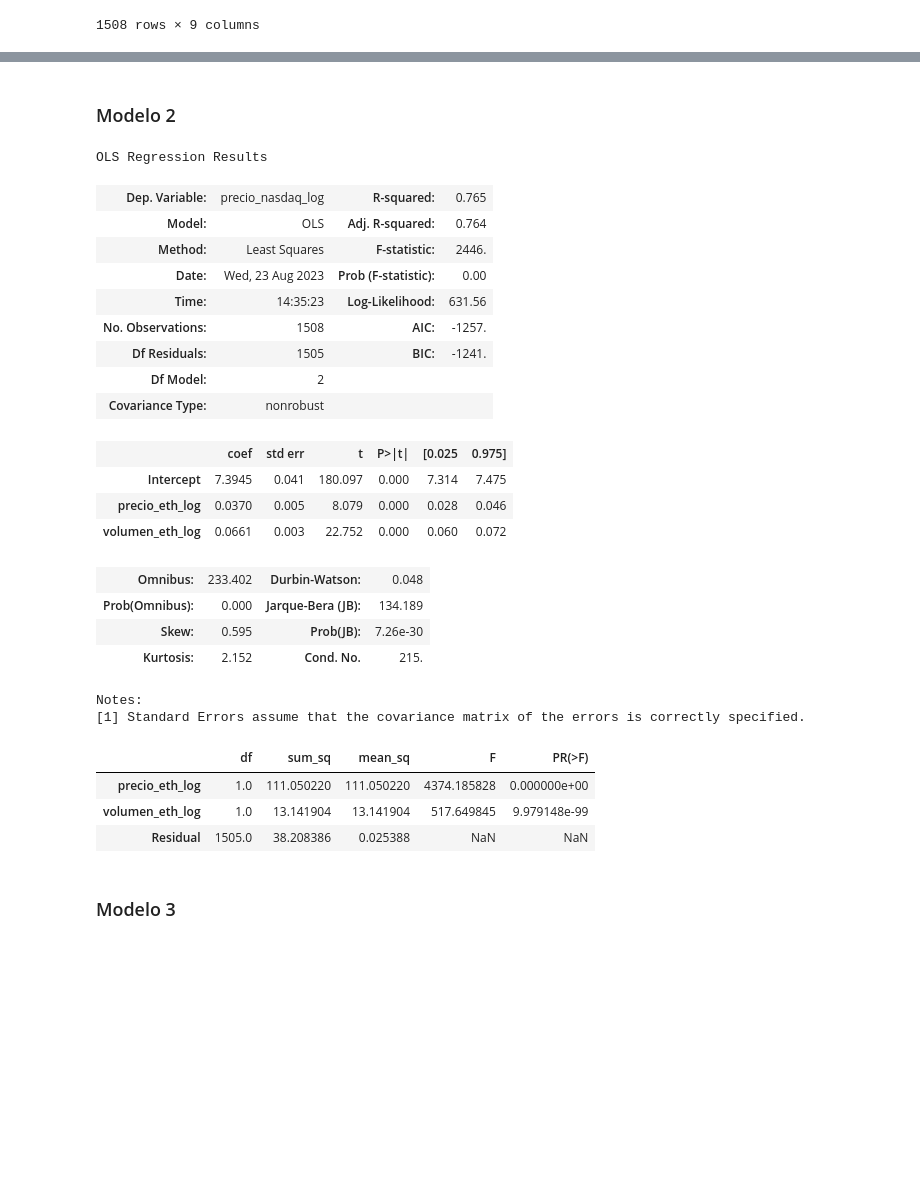
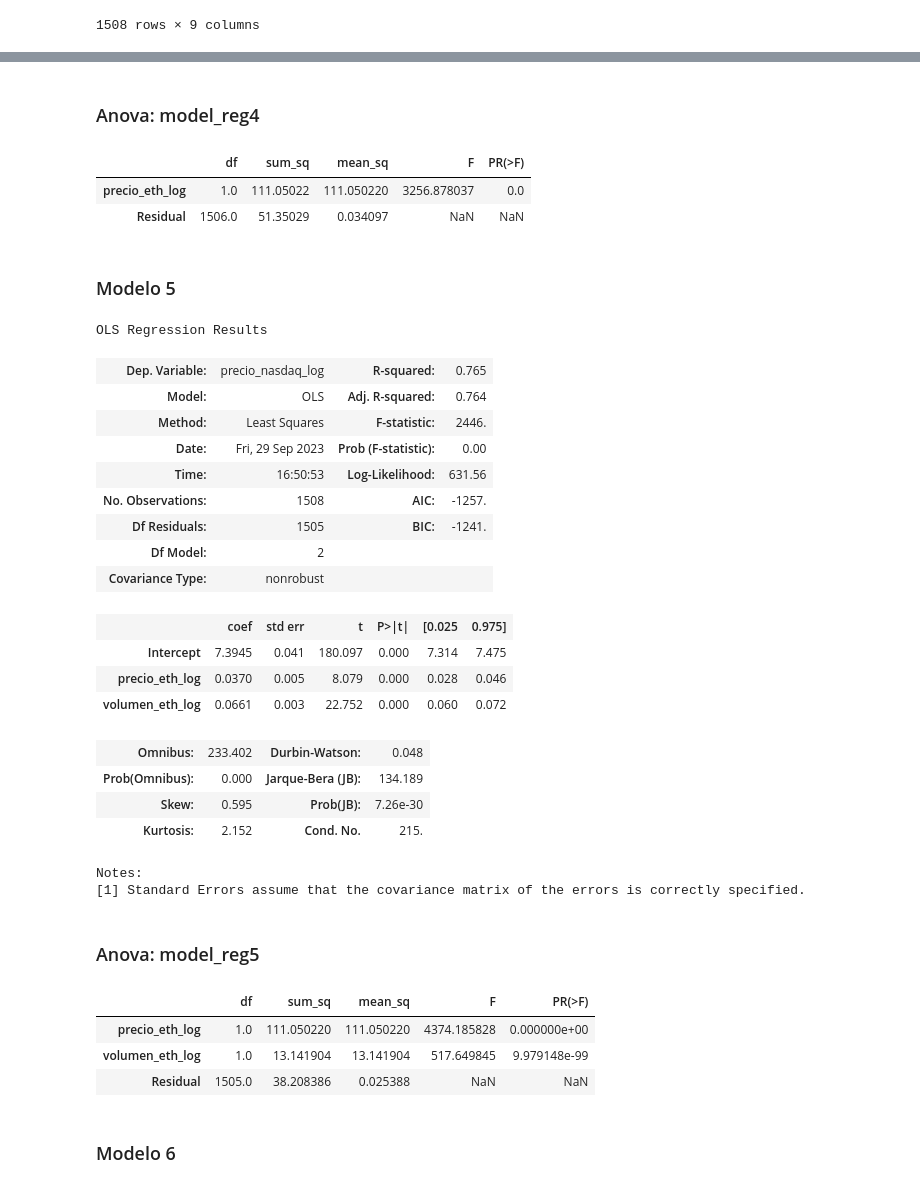
Before and after one commit to byKriz/Tesis-UCAB---Calculos, a Jupyter notebook: calculos.ipynb, the cells around one changed output, grey strips where cells are left out. Saved outputs shown, nothing was run; the diff lists cells and outputs as text; code cells hidden in the pictures; blank space fills up the shorter version.

Commit message:
AGREGANDO LOS ANOVA

```diff
--- a/calculos.ipynb
+++ b/calculos.ipynb
@@ -535,19 +543,28 @@ OLS Regression Results
 | Kurtosis: | 1.909 | Cond. No. | 13.6 |
 Notes:
 [1] Standard Errors assume that the covariance matrix of the errors is correctly specified.
+# %% [markdown]
+### Anova: model_reg4
+# %%
+anova_results_Reg4_log = anova_lm(result_Reg4_log)
+anova_results_Reg4_log
+# %% [output]
+|  | df | sum_sq | mean_sq | F | PR(>F) |
+| precio_eth_log | 1.0 | 111.05022 | 111.050220 | 3256.878037 | 0.0 |
+| Residual | 1506.0 | 51.35029 | 0.034097 | NaN | NaN |
 # %% [markdown]
-### Modelo 2
+### Modelo 5
 # %%
-model_Reg2_log = smf.ols(f'{DF_LOG.PN_LOG} ~ {DF_LOG.PE_LOG} + {DF_LOG.VE_LOG}', df_log)
-result_Reg2_log = model_Reg2_log.fit()
-result_Reg2_log.summary()
+model_Reg5_log = smf.ols(f'{DF_LOG.PN_LOG} ~ {DF_LOG.PE_LOG} + {DF_LOG.VE_LOG}', df_log)
+result_Reg5_log = model_Reg5_log.fit()
+result_Reg5_log.summary()
 # %% [output]
 OLS Regression Results
 | Dep. Variable: | precio_nasdaq_log | R-squared: | 0.765 |
 | Model: | OLS | Adj. R-squared: | 0.764 |
 | Method: | Least Squares | F-statistic: | 2446. |
-| Date: | Wed, 23 Aug 2023 | Prob (F-statistic): | 0.00 |
-| Time: | 14:35:23 | Log-Likelihood: | 631.56 |
+| Date: | Fri, 29 Sep 2023 | Prob (F-statistic): | 0.00 |
+| Time: | 16:50:53 | Log-Likelihood: | 631.56 |
 | No. Observations: | 1508 | AIC: | -1257. |
 | Df Residuals: | 1505 | BIC: | -1241. |
 | Df Model: | 2 |  |  |
@@ -562,14 +579,16 @@ OLS Regression Results
 | Kurtosis: | 2.152 | Cond. No. | 215. |
 Notes:
 [1] Standard Errors assume that the covariance matrix of the errors is correctly specified.
-# %%
-anova_results_Reg2_log = anova_lm(result_Reg2_log)
-anova_results_Reg2_log
-# %% [output]
-|  | df | sum_sq | mean_sq | F | PR(>F) |
-| precio_eth_log | 1.0 | 111.050220 | 111.050220 | 4374.185828 | 0.000000e+00 |
-| volumen_eth_log | 1.0 | 13.141904 | 13.141904 | 517.649845 | 9.979148e-99 |
-| Residual | 1505.0 | 38.208386 | 0.025388 | NaN | NaN |
+# %% [markdown]
+### Anova: model_reg5
+# %%
+anova_results_Reg5_log = anova_lm(result_Reg5_log)
+anova_results_Reg5_log
+# %% [output]
+|  | df | sum_sq | mean_sq | F | PR(>F) |
+| precio_eth_log | 1.0 | 111.050220 | 111.050220 | 4374.185828 | 0.000000e+00 |
+| volumen_eth_log | 1.0 | 13.141904 | 13.141904 | 517.649845 | 9.979148e-99 |
+| Residual | 1505.0 | 38.208386 | 0.025388 | NaN | NaN |
 # %% [markdown]
-### Modelo 3
+### Modelo 6
 # %%
```
Also changed, not shown: parts of 17 cells of this notebook.
